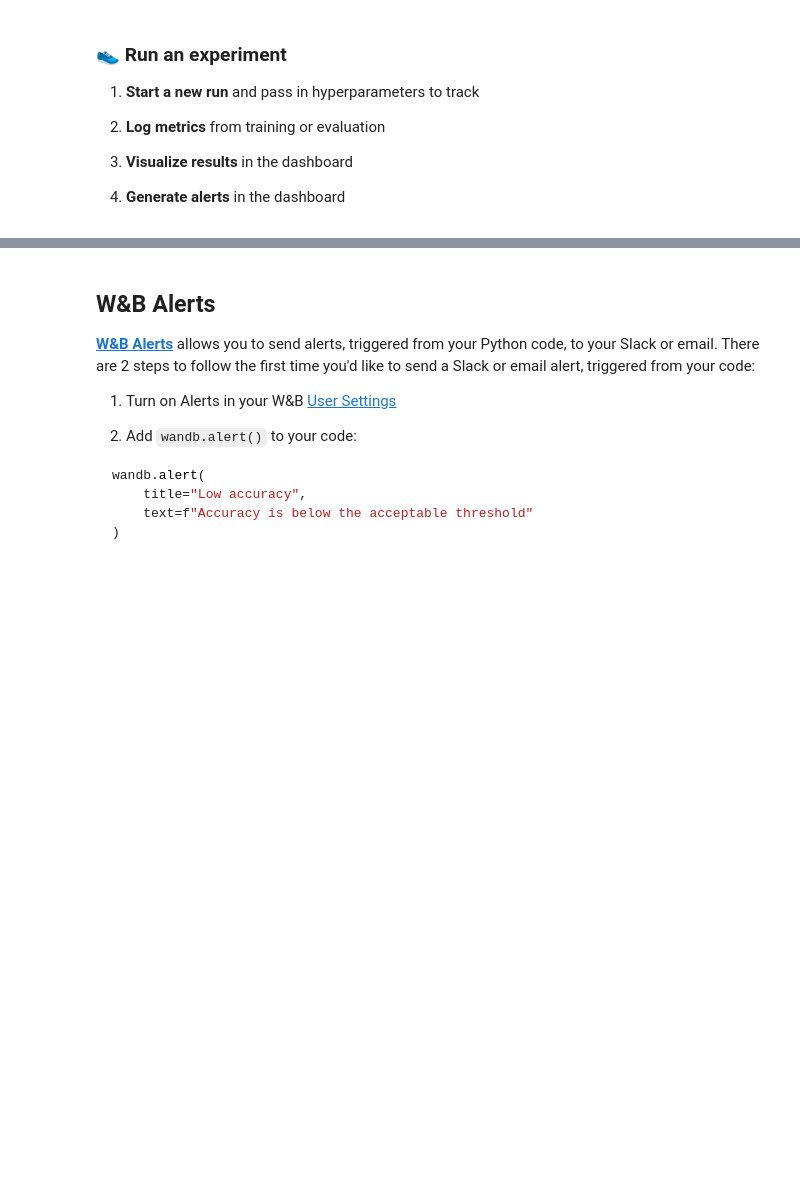
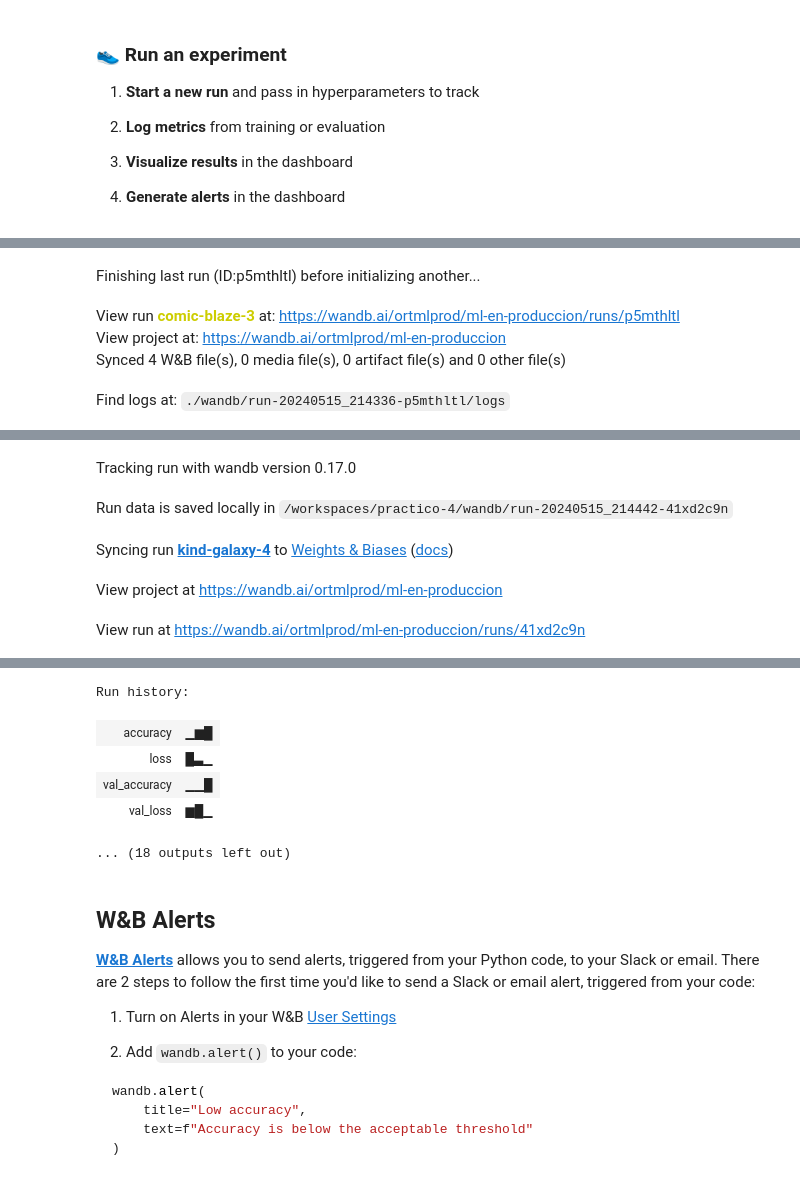
Before and after one commit to ORTMLProd/practico-4-j-c-rodriguez, a Jupyter notebook: practico_4.ipynb, the cells around one changed output, grey strips where cells are left out. Drawn from its saved outputs; the diff is of its cells as text; code cells hidden in the pictures; blank space fills up the shorter version.

```diff
--- a/practico_4.ipynb
+++ b/practico_4.ipynb
@@ -15,7 +38,7 @@ Las transformaciones se aplican típicamente durante la etapa de pre_procesamien
 
 import tensorflow as tf
 from tensorflow.keras.datasets import cifar10
-from tensorflow.keras.layers.experimental import preprocessing
+from tensorflow.keras.layers import Resizing, Rescaling
 from tensorflow.keras.models import Sequential
 import numpy as np
 import matplotlib.pyplot as plt
@@ -28,15 +51,15 @@ y_train = tf.keras.utils.to_categorical(y_train, 10)
 y_test = tf.keras.utils.to_categorical(y_test, 10)
 
 data_preprocessing = Sequential([
-    preprocessing.Resizing(32, 32),  # Redimensionar a 32x32
-    preprocessing.Rescaling(1./255)  # Normalización adicional después del redimensionamiento
+    Resizing(32, 32),  # Redimensionar a 32x32
+    Rescaling(1./255)  # Normalización adicional después del redimensionamiento
 ])
 
 # Define tu modelo
 model = tf.keras.models.Sequential([
     data_preprocessing,
 
-    tf.keras.layers.Conv2D(32, (3, 3), padding='same', activation='relu', input_shape=(32, 32, 1)),  # Cambio de 3 a 1 canal de entrada
+    tf.keras.layers.Conv2D(32, (3, 3), padding='same', activation='relu', input_shape=(32, 32, 3)),  # Ajustar a 3 canales de entrada
     tf.keras.layers.BatchNormalization(),
     tf.keras.layers.Conv2D(32, (3, 3), padding='same', activation='relu'),
     tf.keras.layers.BatchNormalization(),
@@ -104,13 +157,18 @@ wandb.login()
 # %%
 import tensorflow as tf
 from tensorflow.keras.datasets import cifar10
-from tensorflow.keras.layers.experimental import preprocessing
+from tensorflow.keras.layers import Resizing, Rescaling
 from tensorflow.keras.models import Sequential
+from tensorflow.keras.callbacks import Callback
 import numpy as np
 import matplotlib.pyplot as plt
 import random
 
-from wandb.keras import WandbMetricsLogger, WandbModelCheckpoint
+
+# Definir un callback personalizado para wandb
+class CustomWandbCallback(Callback):
+    def on_epoch_end(self, epoch, logs=None):
+        wandb.log(logs, step=epoch)
 
 # Launch 2 experiments, trying different dropout rates
 for run in range(2):
@@ -119,7 +177,6 @@ for run in range(2):
     wandb.init(
         project="ml-en-produccion",
         config={
-
             "activation_1": "relu",
             "dropout": random.uniform(0.01, 0.80),
             "optimizer": "adam",
@@ -139,10 +196,9 @@ for run in range(2):
     y_test = tf.keras.utils.to_categorical(y_test, 10)
 
     # Define el preprocesamiento de la imagen
-
     data_preprocessing = Sequential([
-        preprocessing.Resizing(32, 32),  # Redimensionar a 32x32
-        preprocessing.Rescaling(1./255)  # Normalización adicional después del redimensionamiento
+        Resizing(32, 32),  # Redimensionar a 32x32
+        Rescaling(1./255)  # Normalización adicional después del redimensionamiento
     ])
 
     # Define tu modelo
@@ -171,18 +227,21 @@ for run in range(2):
     ])
 
     # Compila y entrena el modelo
-    model.compile(optimizer=config.optimizer, loss=config.loss,  metrics=[config.metric])
+    model.compile(optimizer=config.optimizer, loss=config.loss, metrics=[config.metric])
 
-    # Add WandbMetricsLogger to log metrics and WandbModelCheckpoint to log model checkpoints
+    # Add CustomWandbCallback to log metrics
+    custom_wandb_callback = CustomWandbCallback()
 
-    wandb_callbacks = [
-        WandbMetricsLogger(),
-        WandbModelCheckpoint(filepath="my_model_{epoch:02d}"),
-    ]
-
-    history = model.fit(x_train, y_train, batch_size=config.batch_size, epochs=config.epoch, validation_data=(x_test, y_test), callbacks=wandb_callbacks)
+    history = model.fit(x_train, y_train, batch_size=config.batch_size, epochs=config.epoch,
+                        validation_data=(x_test, y_test), callbacks=[custom_wandb_callback])
 
     wandb.finish()
 
-    #save model
-    model.save('model.h5')
+    # Guardar el modelo
+    model.save(f'model_run_{run}.h5')
+# %% [output]
+Finishing last run (ID:p5mthltl) before initializing another...
+View run comic-blaze-3 at: https://wandb.ai/ortmlprod/ml-en-produccion/runs/p5mthltl
+View project at: https://wandb.ai/ortmlprod/ml-en-produccion
+Synced 4 W&B file(s), 0 media file(s), 0 artifact file(s) and 0 other file(s)
+Find logs at: ./wandb/run-20240515_214336-p5mthltl/logs
@@ -188,0 +249,5 @@ for run in range(2):
+Tracking run with wandb version 0.17.0
+Run data is saved locally in /workspaces/practico-4/wandb/run-20240515_214442-41xd2c9n
+Syncing run kind-galaxy-4 to Weights & Biases (docs)
+View project at https://wandb.ai/ortmlprod/ml-en-produccion
+View run at https://wandb.ai/ortmlprod/ml-en-produccion/runs/41xd2c9n
@@ -189,3 +260,9 @@ for run in range(2):
+Run history:
+| accuracy | ▁▆█ |
+| loss | █▃▁ |
+| val_accuracy | ▁▁█ |
+| val_loss | ▆█▁ |
+... (18 outputs left out)
 # %% [markdown]
 
 ##  W&B Alerts
```
Also changed, not shown: parts of 8 cells of this notebook.
